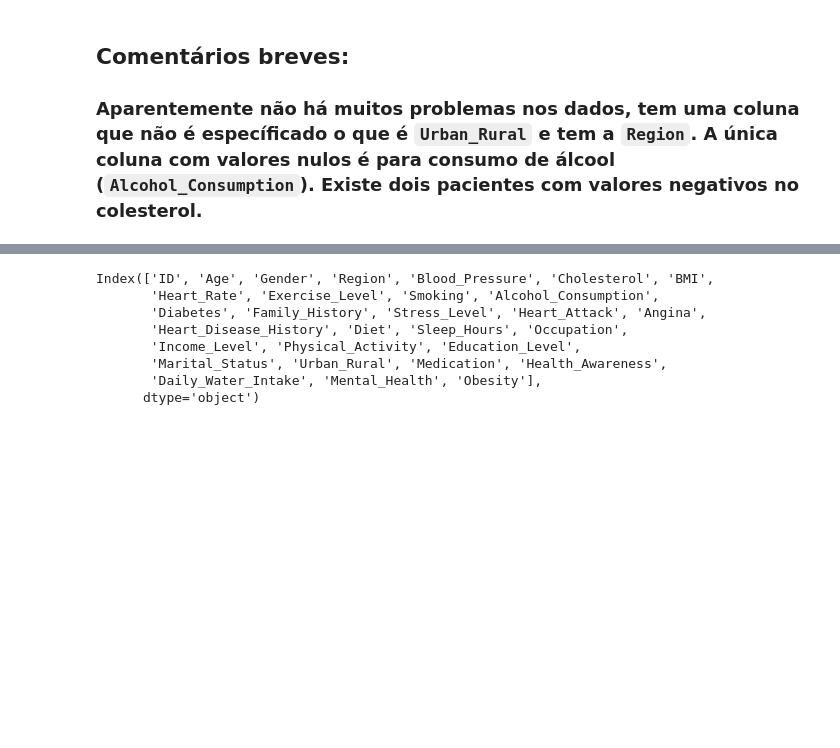
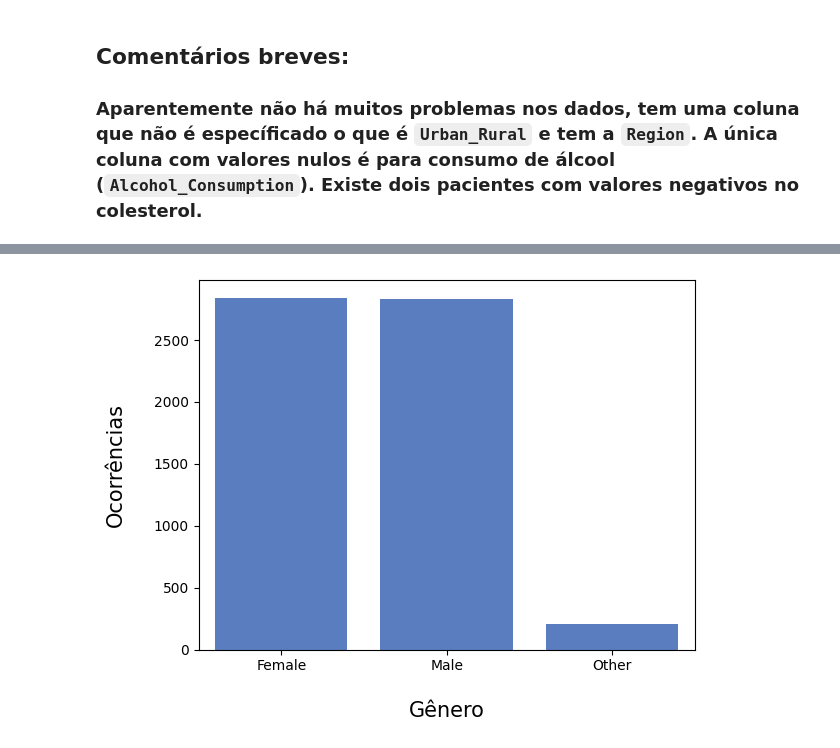
Before and after one commit to Gui-Leao/Heart-Attack-Prediction, a Jupyter notebook: EDA.ipynb, the cells around one changed output, grey strips where cells are left out. Cells and saved outputs as stored; diff of their text form; code cells hidden in the pictures; blank space fills up the shorter version.

```diff
--- a/EDA.ipynb
+++ b/EDA.ipynb
@@ -189,4 +156,0 @@ print(sns.palettes.SEABORN_PALETTES)
-# %%
-sns.set_palette("colorblind")
-plt.figure(figsize=(12, 6))
-sns.lineplot(y='Heart_Attack',x='Age',hue='Gender',data=df_occurrences_by_age_and_gender)
@@ -228,11 +157,8 @@ sns.grp
-# %%
-df.columns
-# %% [output]
-Index(['ID', 'Age', 'Gender', 'Region', 'Blood_Pressure', 'Cholesterol', 'BMI',
-       'Heart_Rate', 'Exercise_Level', 'Smoking', 'Alcohol_Consumption',
-       'Diabetes', 'Family_History', 'Stress_Level', 'Heart_Attack', 'Angina',
-       'Heart_Disease_History', 'Diet', 'Sleep_Hours', 'Occupation',
-       'Income_Level', 'Physical_Activity', 'Education_Level',
-       'Marital_Status', 'Urban_Rural', 'Medication', 'Health_Awareness',
-       'Daily_Water_Intake', 'Mental_Health', 'Obesity'],
-      dtype='object')
+# %%
+ax = sns.barplot(df_heart_atck_by_gender)
+ax.set_ylabel('Ocorrências', fontsize=15,labelpad = 20)
+ax.set_xlabel('Gênero', fontsize=15,labelpad = 20)
+
+plt.show()
+# %% [output]
+[figure, added]
```
Also changed, not shown: parts of 15 cells of this notebook.
